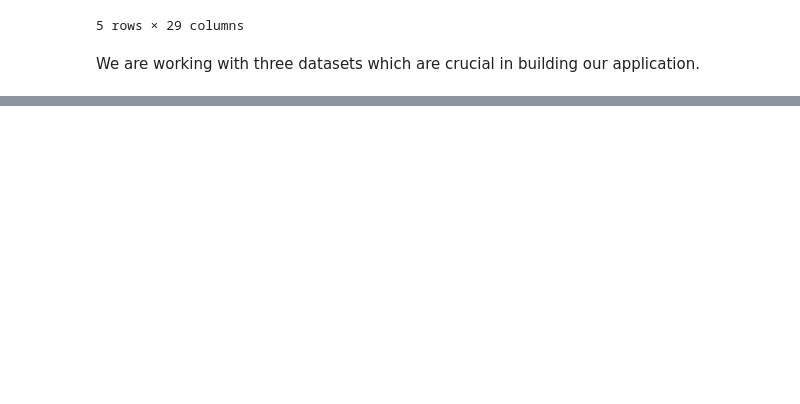
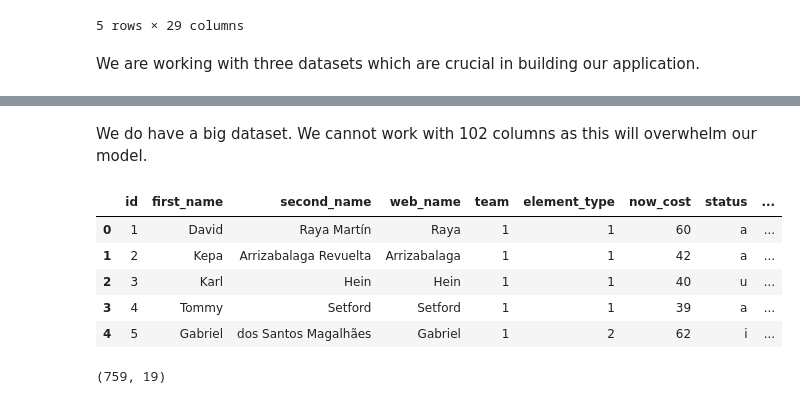
Before and after one commit to joyangelai/FPL_Optimizer, a Jupyter notebook: FPL.ipynb, the cells around one changed output, grey strips where cells are left out. Drawn from its saved outputs; the diff is of its cells as text; code cells hidden in the pictures; blank space fills up the shorter version.

```diff
--- a/FPL.ipynb
+++ b/FPL.ipynb
@@ -61,0 +112,27 @@ We are working with three datasets which are crucial in building our application
+# %% [markdown]
+We do have a big dataset. We cannot work with 102 columns as this will overwhelm our model.
+# %%
+# new player data
+useful_cols = [
+    'id','first_name','second_name','web_name','team','element_type',
+    'now_cost','status','chance_of_playing_this_round','chance_of_playing_next_round',
+    'minutes','goals_scored','assists','clean_sheets','saves','bonus',
+    'total_points','points_per_game','form'
+]
+
+# Create a reduced DataFrame
+new_players = players[useful_cols].copy()
+# %%
+# new players dataset
+new_players.head()
+# %% [output]
+|  | id | first_name | second_name | web_name | team | element_type | now_cost | status | ... |
+| 0 | 1 | David | Raya Martín | Raya | 1 | 1 | 60 | a | ... |
+| 1 | 2 | Kepa | Arrizabalaga Revuelta | Arrizabalaga | 1 | 1 | 42 | a | ... |
+| 2 | 3 | Karl | Hein | Hein | 1 | 1 | 40 | u | ... |
+| 3 | 4 | Tommy | Setford | Setford | 1 | 1 | 39 | a | ... |
+| 4 | 5 | Gabriel | dos Santos Magalhães | Gabriel | 1 | 2 | 62 | i | ... |
+# %%
+new_players.shape
+# %% [output]
+(759, 19)
```
Also changed, not shown: parts of 76 cells of this notebook.
